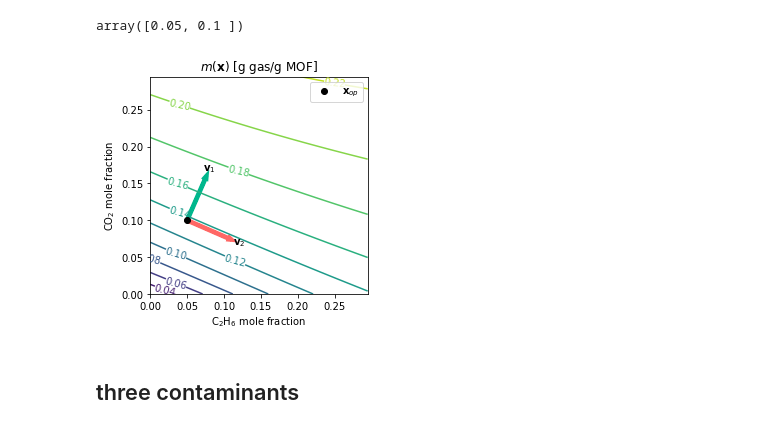
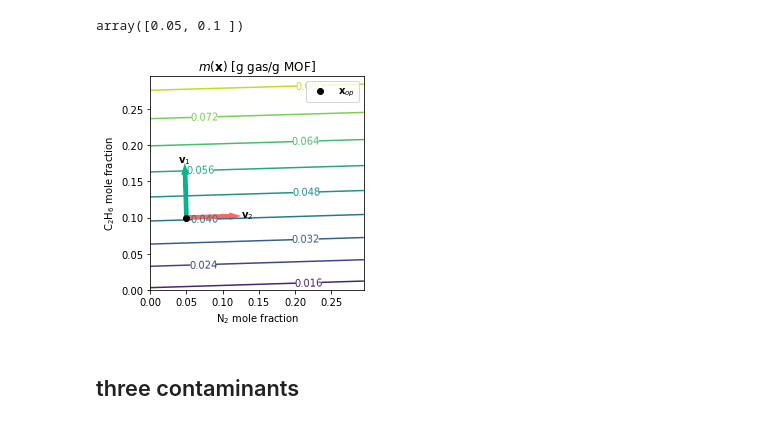
Before and after one commit to SimonEnsemble/unresponsive_directions_in_sensors, a Jupyter notebook: IAST.ipynb, the cells around one changed output. Saved outputs shown, nothing was run; the diff lists cells and outputs as text; code cells hidden in the pictures.

```diff
--- a/IAST.ipynb
+++ b/IAST.ipynb
@@ -188,6 +206,7 @@ adsorbed_mass(mof, mol_fxns)
 # a single-MOF sensor
 # %%
 mof = "Co-MOF-74"
+mof = "HKUST-1"
 # %%
 """
 convert mol fraction vector with contaminant mole fractions into a mol_fxn dictionary.
@@ -220,7 +239,9 @@ def jacobian_matrix_of_m(mof, mol_fxns, contaminants):
 # %% [markdown]
 ### two contaminants
 # %%
-contaminants = ["C2H6", "CO2"]
+contaminants = ["N2", "CO2"]
+contaminants = ["N2", "C2H6"]
+# contaminants = ["C2H6", "CO2"]
 # %% [markdown]
 create heapmap to visualize $m(\mathbf{x})$
 # %%
@@ -260,39 +281,44 @@ J_op = jacobian_matrix_of_m(mof, mol_fxns_op, contaminants)
 
 # right singular vectors
 v1, v2 = np.linalg.svd(J_op)[2]
+if mof == "HKUST-1" and "N2" in contaminants:
+    v2 = - v2
+    v1 = - v1
 # %%
 x_op
 # %% [output]
 array([0.05, 0.1 ])
 # %%
 # draw vector from x0 to x+x0
-def sketch_vector(x0, x, label=None, dx_mag=0.01, color="k"):
+def sketch_vector(x0, x, label=None, dx_mag=0.015, color="k"):
     plt.arrow(x0[0], x0[1], x[0], x[1], color=color, length_includes_head=True, lw=4)
     dx = dx_mag * x / np.linalg.norm(x)
     plt.text(x0[0] + x[0] + dx[0], x0[1] + x[1] + dx[1], label, ha="center", va="center")
 # %%
 fig, ax = plt.subplots()
 # option to show an image
 # ims = ax.imshow(M, extent=[x_1[0], x_1[-1], x_2[0], x_2[-1]],
 #                origin='lower',
 #                cmap='viridis', alpha=0.5)
 # plt.colorbar(ims, label="$m$ [g gas/g MOF]")
 CS = ax.contour(X_1, X_2, M, levels=10)# , colors="k")
 # plt.colorbar(CS, label="$m$ [g gas/g MOF]")
 ax.clabel(CS, inline=True) # labels contours with numbers
 ax.set_title("$m(\mathbf{x})$ [g gas/g MOF]")
 ax.set_xlabel(gas_to_label[contaminants[0]] + " mole fraction")
 ax.set_ylabel(gas_to_label[contaminants[1]] + " mole fraction")
 # sketch operating point and directions
 plt.scatter(x_op[0], x_op[1], color="k", label="$\mathbf{x}_{op}$", zorder=1000)
-sketch_vector(x_op, -v1/15, label="$\mathbf{v}_1$", color=cool_colors["green"])
-sketch_vector(x_op, -v2/15, label="$\mathbf{v}_2$", color=cool_colors["red"])
+sketch_vector(x_op, -v1/15, label="$\mathbf{v}_1$", color=cool_colors["green"], dx_mag=0.0125)
+sketch_vector(x_op, -v2/15, label="$\mathbf{v}_2$", color=cool_colors["red"], dx_mag=0.0175)
 plt.legend()
 # plt.plot([x_op[0], x_op[0] - v1[0]/10], [x_op[1], x_op[1] - v1[1]/10], color='k')
 # plt.plot([x_op[0], x_op[0] - v2[0]/10], [x_op[1], x_op[1] - v2[1]/10], color='k')
 plt.gca().set_aspect('equal', 'box')
+plt.tight_layout()
+plt.savefig(mof + "_" + contaminants[0] + "_" + contaminants[1] + ".pdf", format="pdf", bbox_inches="tight")
 # %% [output]
-[figure, old version]
+[figure, new version]
 # %% [markdown]
 ## three contaminants
 # %%
```
Also changed, not shown: parts of 11 cells of this notebook, 2 other files.
